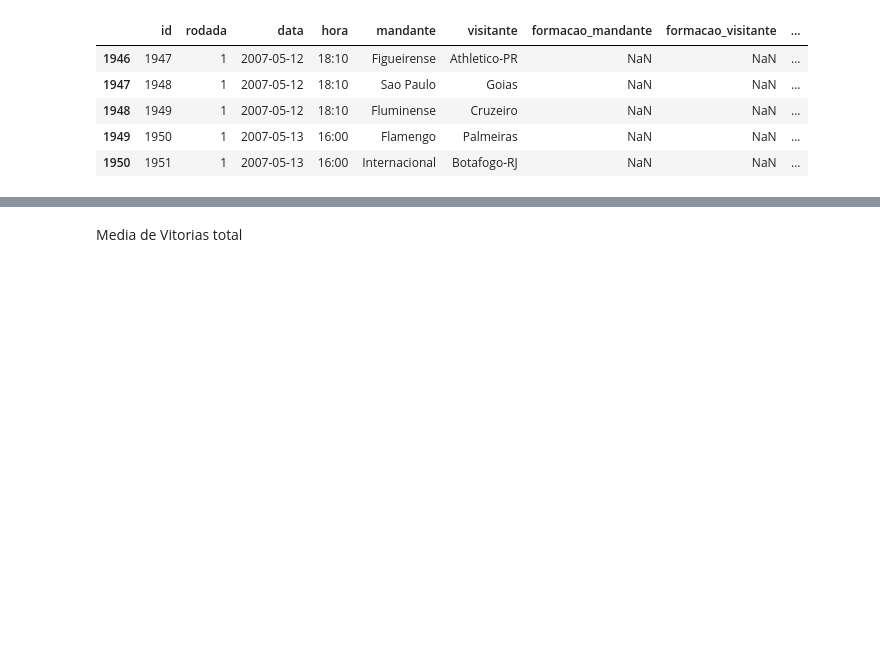
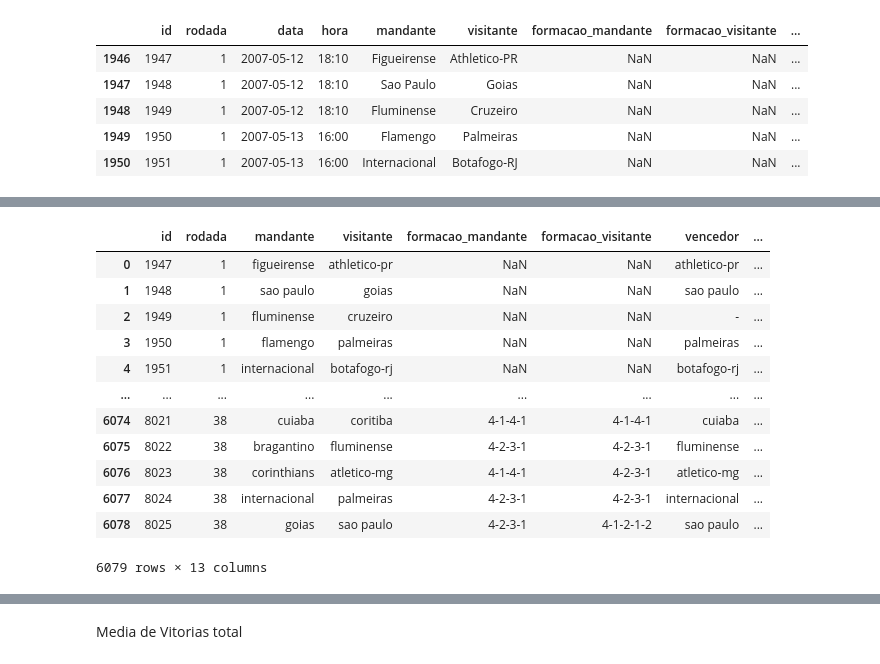
Before and after one commit to vbddinho/puc_minas_machine, a Jupyter notebook: upload_data.ipynb, the cells around one changed output, grey strips where cells are left out. Cells and saved outputs as stored; diff of their text form; code cells hidden in the pictures; blank space fills up the shorter version.

```diff
--- a/upload_data.ipynb
+++ b/upload_data.ipynb
@@ -168,3 +185,22 @@ df_2007_2022[(df_2007_2022["temporada"]==2021)]
+# %%
+#colocando os nomes em minusculo
+df_2007_2022.mandante = df_2007_2022.mandante.str.lower()
+df_2007_2022.visitante = df_2007_2022.visitante.str.lower()
+df_2007_2022.vencedor = df_2007_2022.vencedor.str.lower()
+# %% [output]
+|  | id | rodada | mandante | visitante | formacao_mandante | formacao_visitante | vencedor | ... |
+| 0 | 1947 | 1 | figueirense | athletico-pr | NaN | NaN | athletico-pr | ... |
+| 1 | 1948 | 1 | sao paulo | goias | NaN | NaN | sao paulo | ... |
+| 2 | 1949 | 1 | fluminense | cruzeiro | NaN | NaN | - | ... |
+| 3 | 1950 | 1 | flamengo | palmeiras | NaN | NaN | palmeiras | ... |
+| 4 | 1951 | 1 | internacional | botafogo-rj | NaN | NaN | botafogo-rj | ... |
+| ... | ... | ... | ... | ... | ... | ... | ... | ... |
+| 6074 | 8021 | 38 | cuiaba | coritiba | 4-1-4-1 | 4-1-4-1 | cuiaba | ... |
+| 6075 | 8022 | 38 | bragantino | fluminense | 4-2-3-1 | 4-2-3-1 | fluminense | ... |
+| 6076 | 8023 | 38 | corinthians | atletico-mg | 4-1-4-1 | 4-2-3-1 | atletico-mg | ... |
+| 6077 | 8024 | 38 | internacional | palmeiras | 4-2-3-1 | 4-2-3-1 | internacional | ... |
+| 6078 | 8025 | 38 | goias | sao paulo | 4-2-3-1 | 4-1-2-1-2 | sao paulo | ... |
+6079 rows × 13 columns
 # %%
 # Qtd de vitorias de 2007 a 2022 Serie A
 qtd_vitorias_todas_temporadas = df_2007_2022["vencedor"].value_counts(sort=True).rename_axis('time').reset_index(name='Qtd_Vitorias')
```
Also changed, not shown: parts of 7 cells of this notebook.
